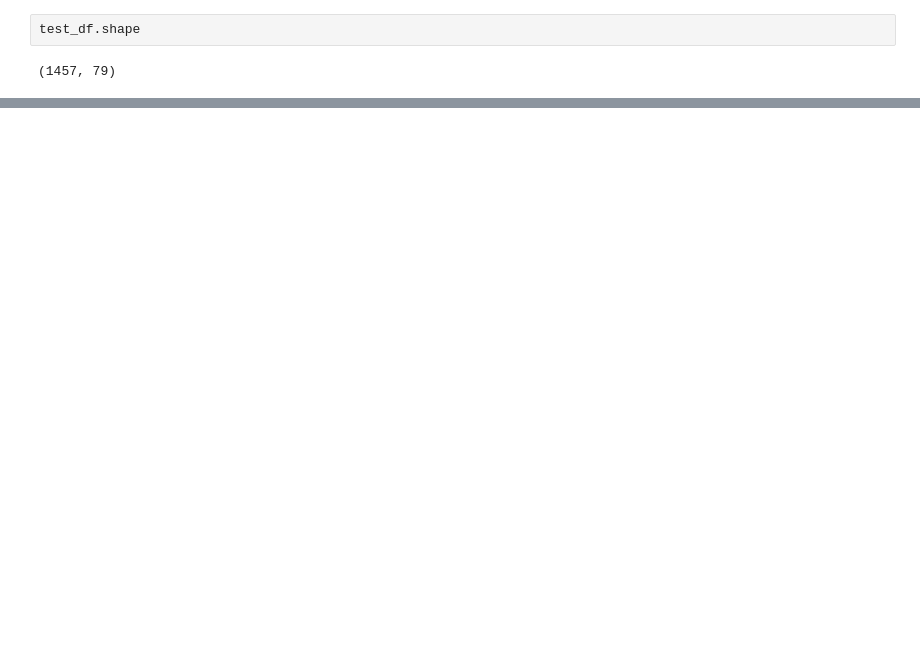
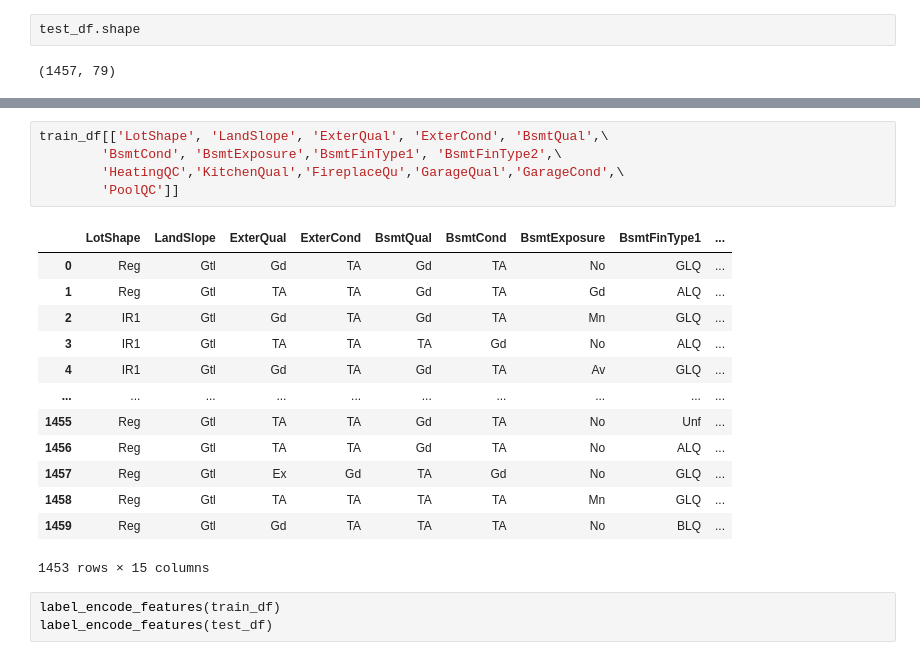
Before and after one commit to suhitasva/ML_Project, a Jupyter notebook: LR_models.ipynb, the cells around one changed output, grey strips where cells are left out. Saved outputs shown, nothing was run; the diff lists cells and outputs as text; blank space fills up the shorter version.

```diff
--- a/LR_models.ipynb
+++ b/LR_models.ipynb
@@ -176,0 +96,22 @@ Name: Exterior2nd, dtype: int64
+# %%
+train_df[['LotShape', 'LandSlope', 'ExterQual', 'ExterCond', 'BsmtQual',\
+        'BsmtCond', 'BsmtExposure','BsmtFinType1', 'BsmtFinType2',\
+        'HeatingQC','KitchenQual','FireplaceQu','GarageQual','GarageCond',\
+        'PoolQC']]
+# %% [output]
+|  | LotShape | LandSlope | ExterQual | ExterCond | BsmtQual | BsmtCond | BsmtExposure | BsmtFinType1 | ... |
+| 0 | Reg | Gtl | Gd | TA | Gd | TA | No | GLQ | ... |
+| 1 | Reg | Gtl | TA | TA | Gd | TA | Gd | ALQ | ... |
+| 2 | IR1 | Gtl | Gd | TA | Gd | TA | Mn | GLQ | ... |
+| 3 | IR1 | Gtl | TA | TA | TA | Gd | No | ALQ | ... |
+| 4 | IR1 | Gtl | Gd | TA | Gd | TA | Av | GLQ | ... |
+| ... | ... | ... | ... | ... | ... | ... | ... | ... | ... |
+| 1455 | Reg | Gtl | TA | TA | Gd | TA | No | Unf | ... |
+| 1456 | Reg | Gtl | TA | TA | Gd | TA | No | ALQ | ... |
+| 1457 | Reg | Gtl | Ex | Gd | TA | Gd | No | GLQ | ... |
+| 1458 | Reg | Gtl | TA | TA | TA | TA | Mn | GLQ | ... |
+| 1459 | Reg | Gtl | Gd | TA | TA | TA | No | BLQ | ... |
+1453 rows × 15 columns
+# %%
+label_encode_features(train_df)
+label_encode_features(test_df)
```
Also changed, not shown: parts of 32 cells of this notebook.
